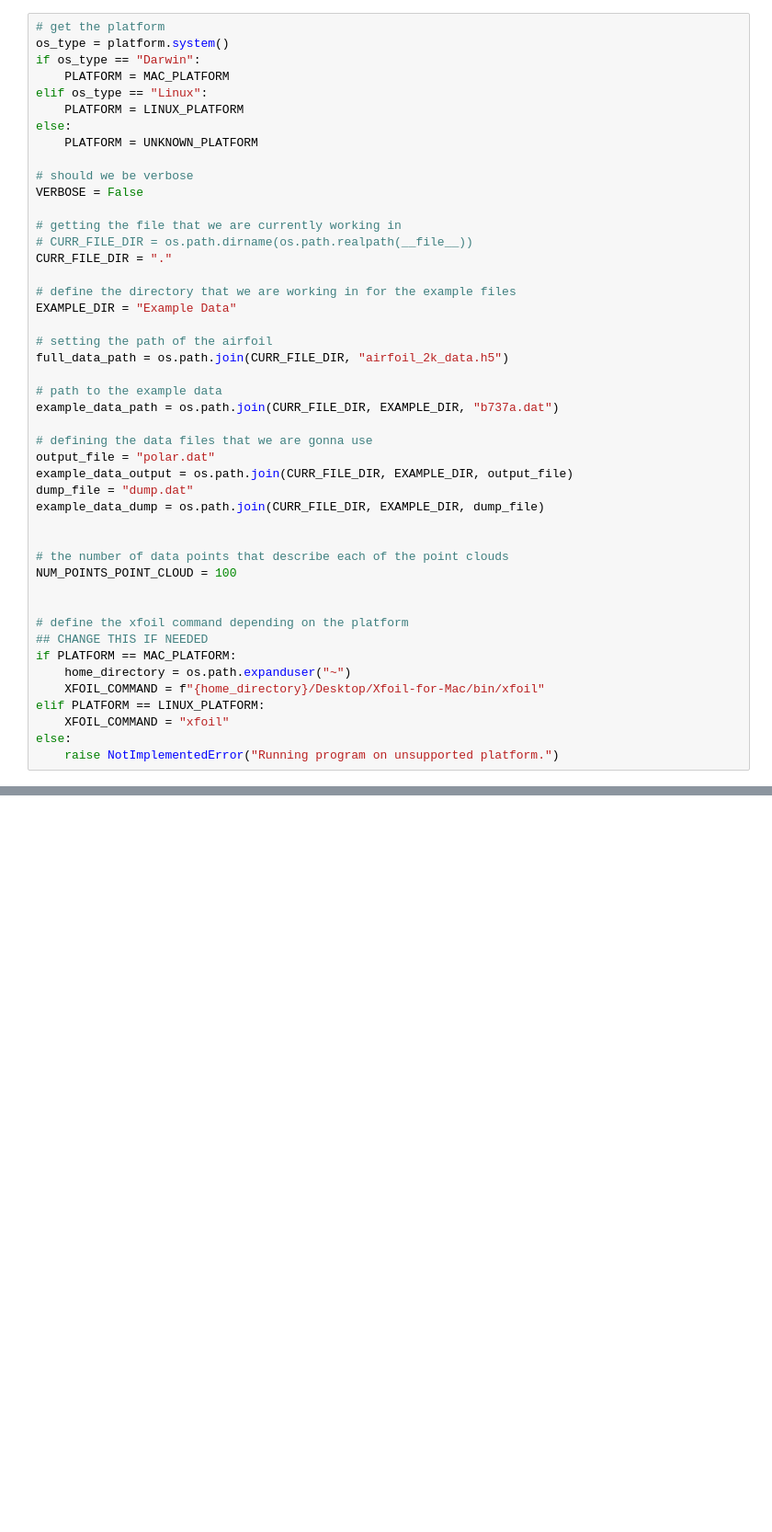
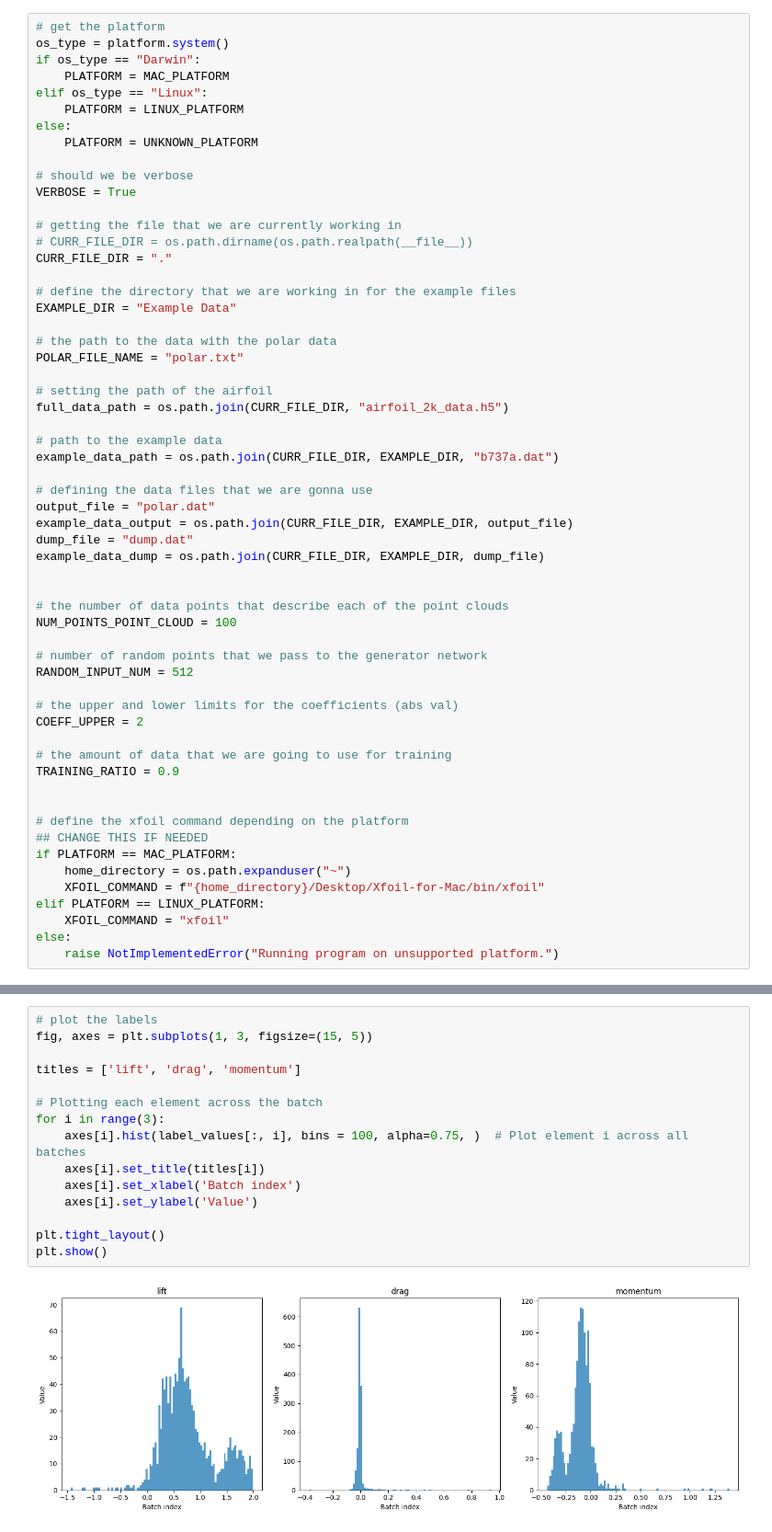
Before and after one commit to TristanB22/CPSC452-Final, a Jupyter notebook: total_program.ipynb, the cells around one changed output, grey strips where cells are left out. Shown: that part at 92% size. Saved outputs shown, nothing was run; the diff lists cells and outputs as text; blank space fills up the shorter version.

```diff
--- a/total_program.ipynb
+++ b/total_program.ipynb
@@ -64,7 +57,7 @@ else:
 	PLATFORM = UNKNOWN_PLATFORM
 
 # should we be verbose
-VERBOSE = False
+VERBOSE = True
 
 # getting the file that we are currently working in
 # CURR_FILE_DIR = os.path.dirname(os.path.realpath(__file__))
@@ -72,6 +65,9 @@ CURR_FILE_DIR = "."
 
 # define the directory that we are working in for the example files
 EXAMPLE_DIR = "Example Data"
+
+# the path to the data with the polar data
+POLAR_FILE_NAME = "polar.txt"
 
 # setting the path of the airfoil
 full_data_path = os.path.join(CURR_FILE_DIR, "airfoil_2k_data.h5")
@@ -89,6 +85,15 @@ example_data_dump = os.path.join(CURR_FILE_DIR, EXAMPLE_DIR, dump_file)
 # the number of data points that describe each of the point clouds
 NUM_POINTS_POINT_CLOUD = 100
 
+# number of random points that we pass to the generator network
+RANDOM_INPUT_NUM = 512
+
+# the upper and lower limits for the coefficients (abs val)
+COEFF_UPPER = 2
+
+# the amount of data that we are going to use for training
+TRAINING_RATIO = 0.9
+
 
 # define the xfoil command depending on the platform
 ## CHANGE THIS IF NEEDED
@@ -102,3 +288,20 @@ else:
+# %%
+# plot the labels
+fig, axes = plt.subplots(1, 3, figsize=(15, 5))
+
+titles = ['lift', 'drag', 'momentum']
+
+# Plotting each element across the batch
+for i in range(3):
+    axes[i].hist(label_values[:, i], bins = 100, alpha=0.75, )  # Plot element i across all batches
+    axes[i].set_title(titles[i])
+    axes[i].set_xlabel('Batch index')
+    axes[i].set_ylabel('Value')
+
+plt.tight_layout()
+plt.show()
+# %% [output]
+[figure, added]
 # %%
 # now go ahead and define the gan that we are going to be training
 class Generator(nn.Module):
```
Also changed, not shown: parts of 10 cells of this notebook, 12 other files.
